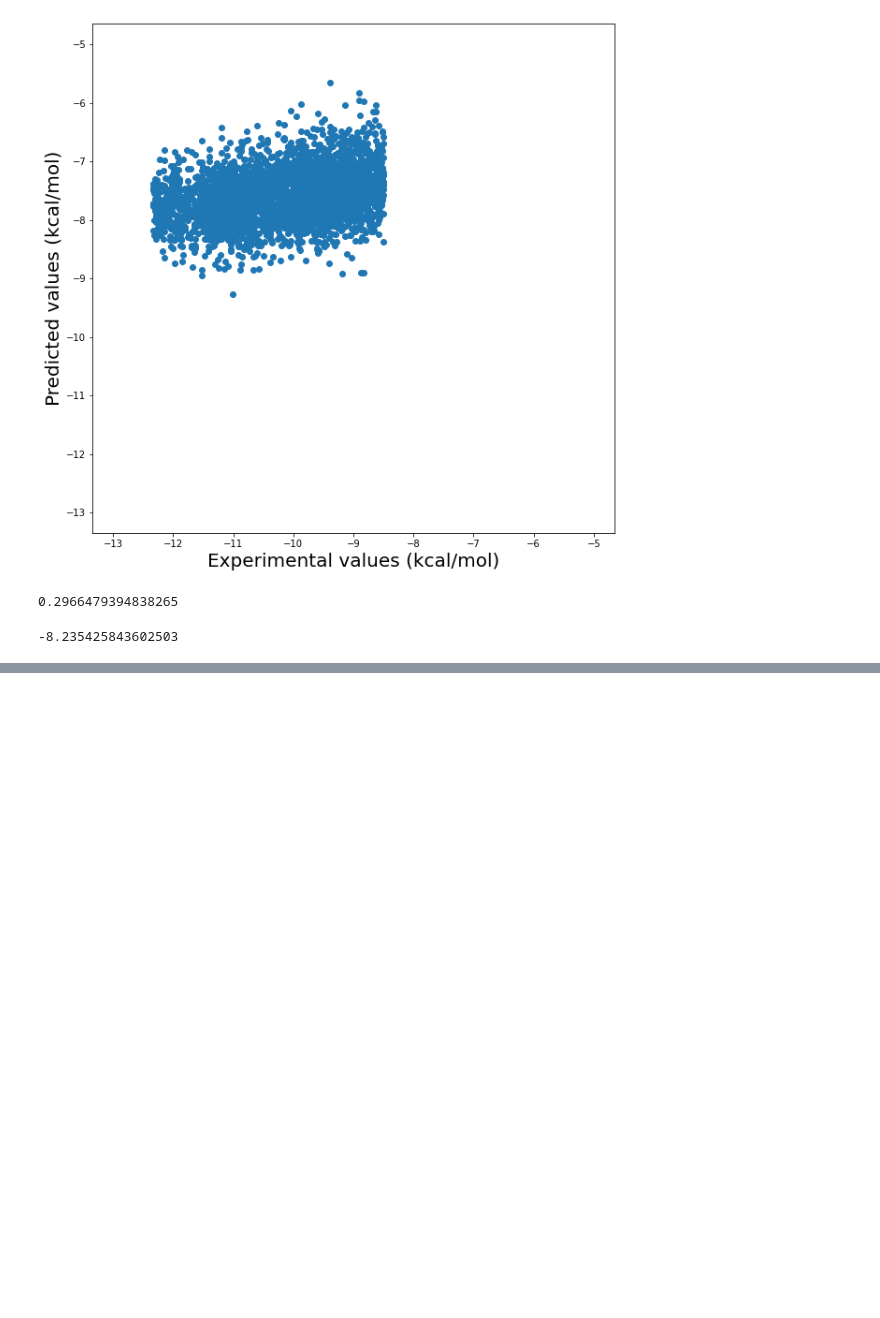
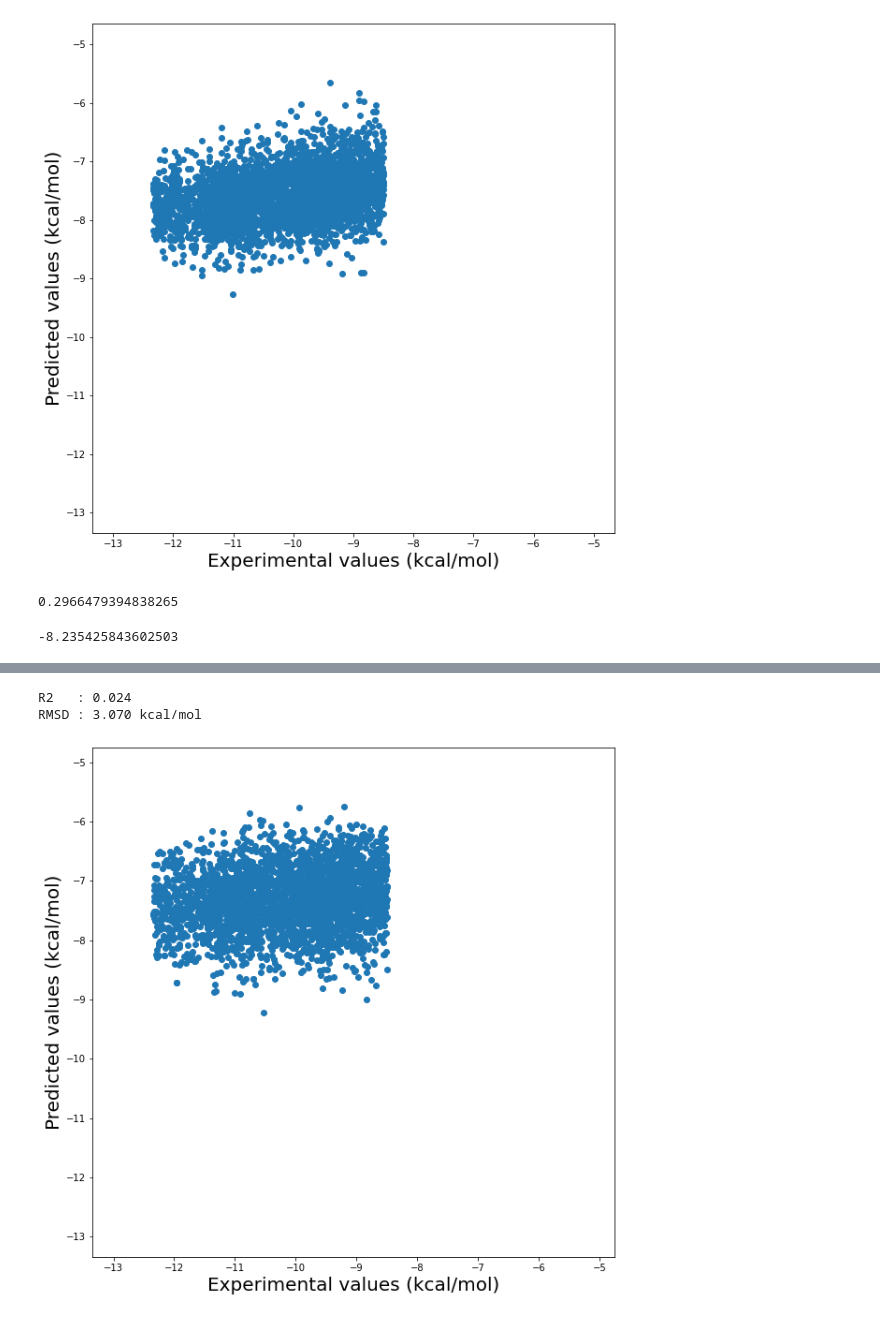
Before and after one commit to jeeberhardt/mobius, a Jupyter notebook: data/mhc/Untitled2.ipynb, the cells around one changed output, grey strips where cells are left out. Drawn from its saved outputs; the diff is of its cells as text; code cells hidden in the pictures; blank space fills up the shorter version.

```diff
--- a/data/mhc/Untitled2.ipynb
+++ b/data/mhc/Untitled2.ipynb
@@ -430,3 +430,14 @@ RT = 0.001987 * temperature
 RT * np.log(1000 * 1e-9)
 # %% [output]
 -8.235425843602503
+# %%
+low_affinity = mhci[mhci['energy'] >= -8.5]
+high_affinity = mhci[mhci['energy'] < -8.5]
+
+ids = np.random.randint(low=0, high=low_affinity.shape[0], size=500)
+
+X_train, y_train = low_affinity['sequence'].values[ids], low_affinity['energy'].values[ids]
+X_test, y_test = high_affinity['sequence'], high_affinity['energy']
+
+print('Train: %4d - %.3f %%' % (X_train.shape[0], X_train.shape[0]/mhci.shape[0]* 100.))
+print('Test : %4d - %.3f %%' % (X_test.shape[0], X_test.shape[0]/mhci.shape[0]* 100.))
@@ -432,0 +447,13 @@ RT * np.log(1000 * 1e-9)
+# %%
+X_train_fps = map4_fingerprint(X_train)
+X_test_fps = map4_fingerprint(X_test)
+
+y_train = torch.from_numpy(y_train).float()
+y_test = torch.from_numpy(y_test.values).float()
+# %%
+# Initialize likelihood and model
+likelihood = gpytorch.likelihoods.GaussianLikelihood()
+model = ExactGPModel(X_train_fps, y_train, likelihood)
+
+# Train GP model
+train(model, likelihood, X_train_fps, y_train, training_iter=1000)
@@ -432,0 +478,13 @@ RT * np.log(1000 * 1e-9)
+# %%
+# Predict energy for test set
+observed_pred = predict(model, likelihood, X_test_fps)
+
+print('R2   : %.3f' % pearsonr(y_test, observed_pred.mean.numpy())[0]**2)
+print('RMSD : %.3f kcal/mol' % rmsd(y_test, observed_pred.mean.numpy()))
+
+# Plot results
+plot(y_test.numpy(), observed_pred.mean.numpy(), fig_filename='correlation_exp_pred_MAP4_fps_tanimoto_mhc-i_cleaned_low_1.7_train_high_50_test_energy_split_-8.5.png')
+# %% [output]
+R2   : 0.024
+RMSD : 3.070 kcal/mol
+[figure, added]
```
Also changed, not shown: parts of 2 cells of this notebook, 3 other files.
